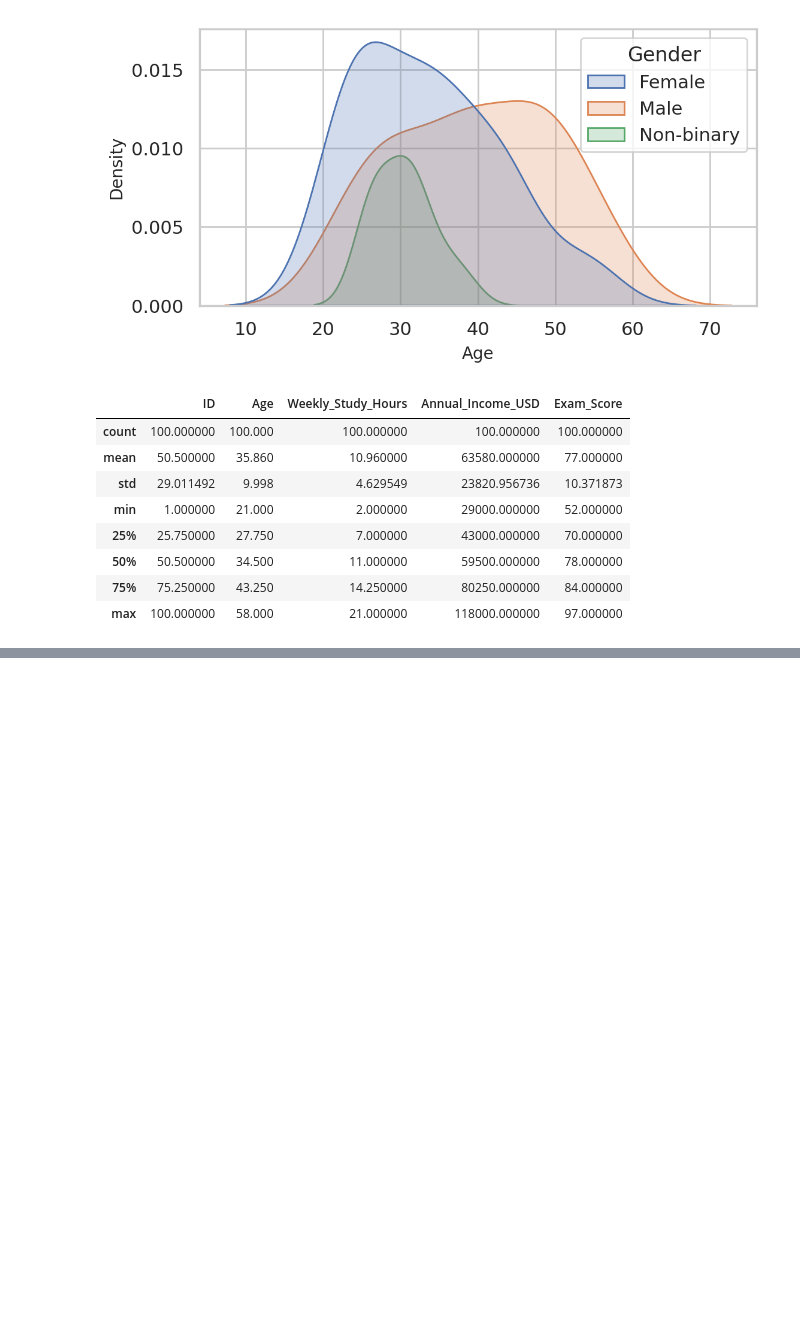
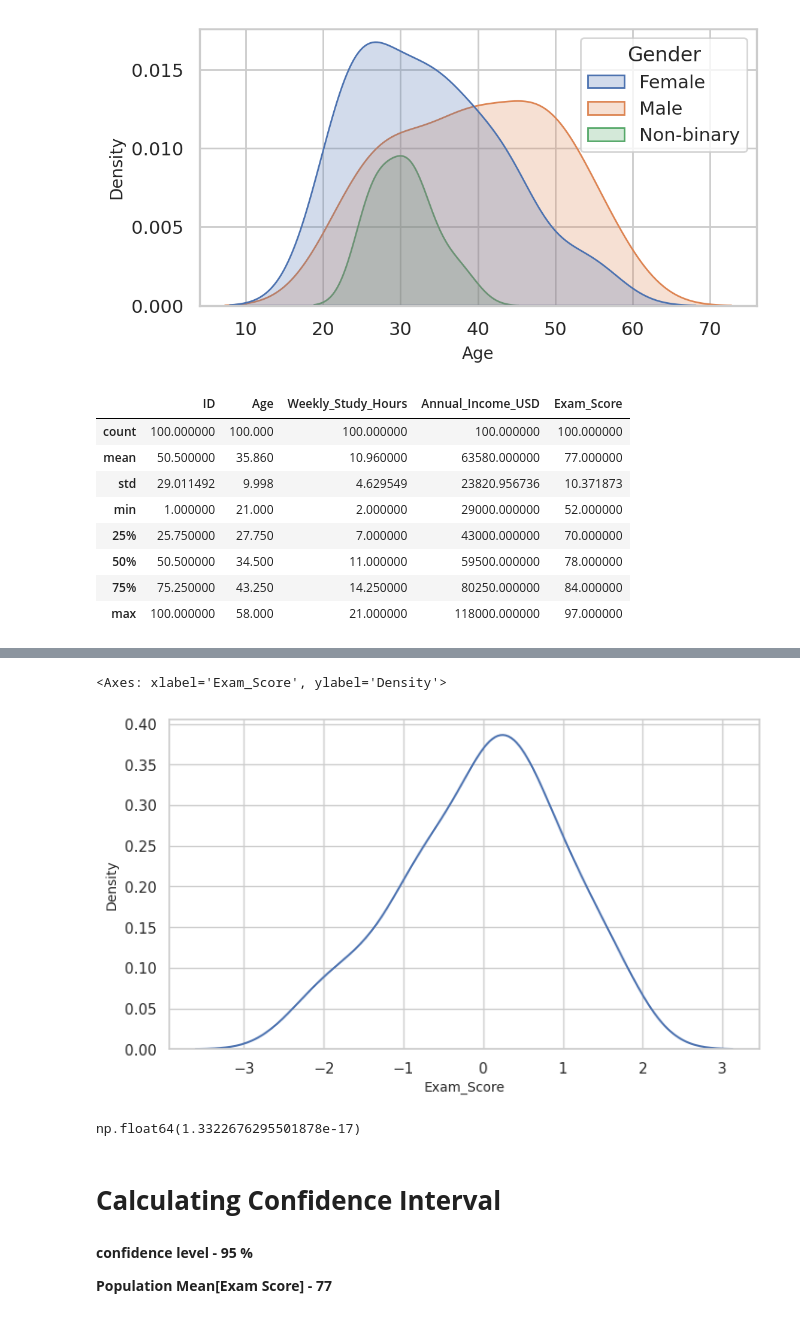
Before and after one commit to ariyan378/Statistics, a Jupyter notebook: Statistics_Experiment.ipynb, the cells around one changed output, grey strips where cells are left out. Cells and saved outputs as stored; diff of their text form; code cells hidden in the pictures; blank space fills up the shorter version.

```diff
--- a/Statistics_Experiment.ipynb
+++ b/Statistics_Experiment.ipynb
@@ -310,0 +419,3 @@ Target Inventory for 97.5% Service Level: 299.0 boxes
+# %%
+
+s =(df['Exam_Score']-df['Exam_Score'].mean())/df['Exam_Score'].std()
@@ -310,0 +426,9 @@ Target Inventory for 97.5% Service Level: 299.0 boxes
+# %%
+sns.kdeplot(s)
+# %% [output]
+<Axes: xlabel='Exam_Score', ylabel='Density'>
+[figure, added]
+# %%
+s.mean()
+# %% [output]
+np.float64(1.3322676295501878e-17)
@@ -310,0 +439,6 @@ Target Inventory for 97.5% Service Level: 299.0 boxes
+# %% [markdown]
+# **Calculating Confidence Interval**
+# %% [markdown]
+**confidence level - 95 %**
+
+**Population Mean[Exam Score] - 77**
```
Also changed, not shown: parts of 47 cells of this notebook.
